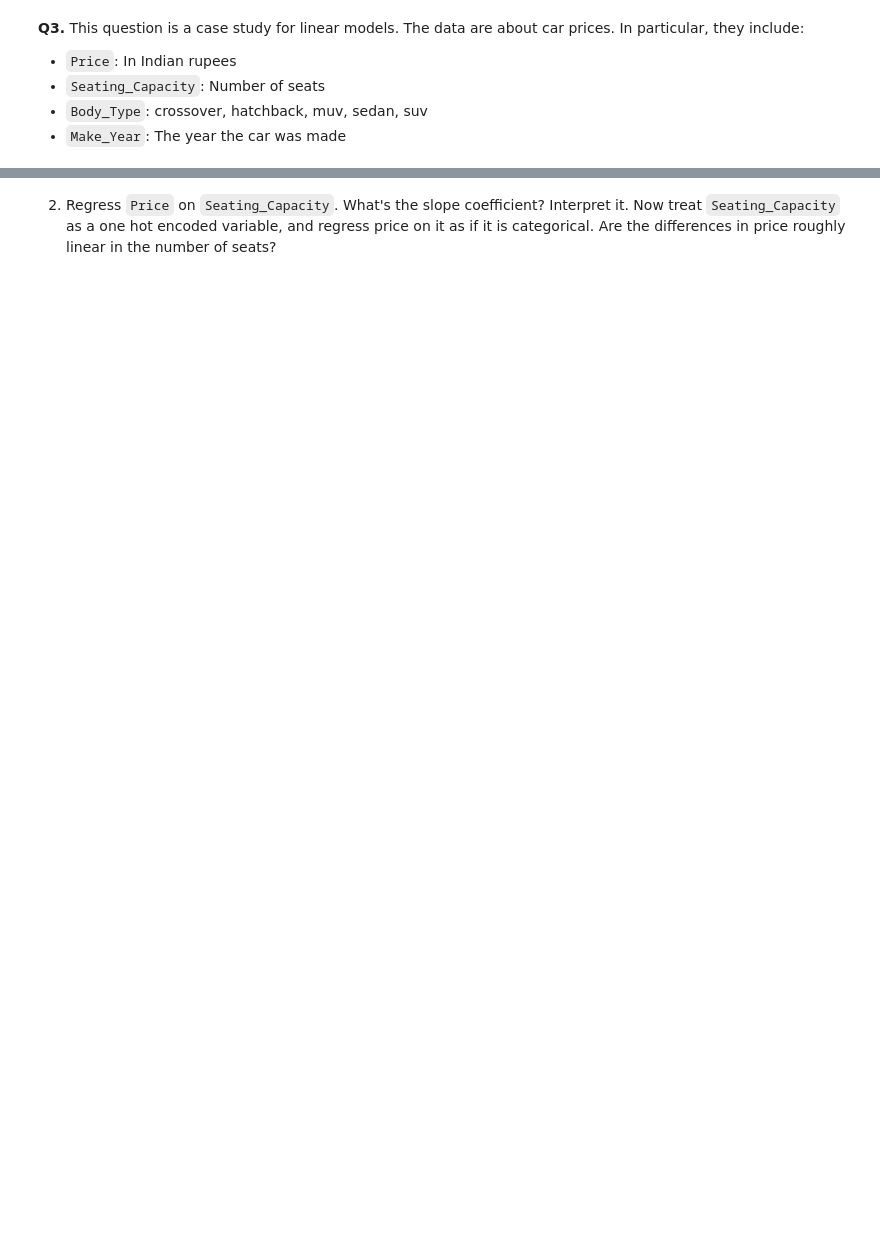
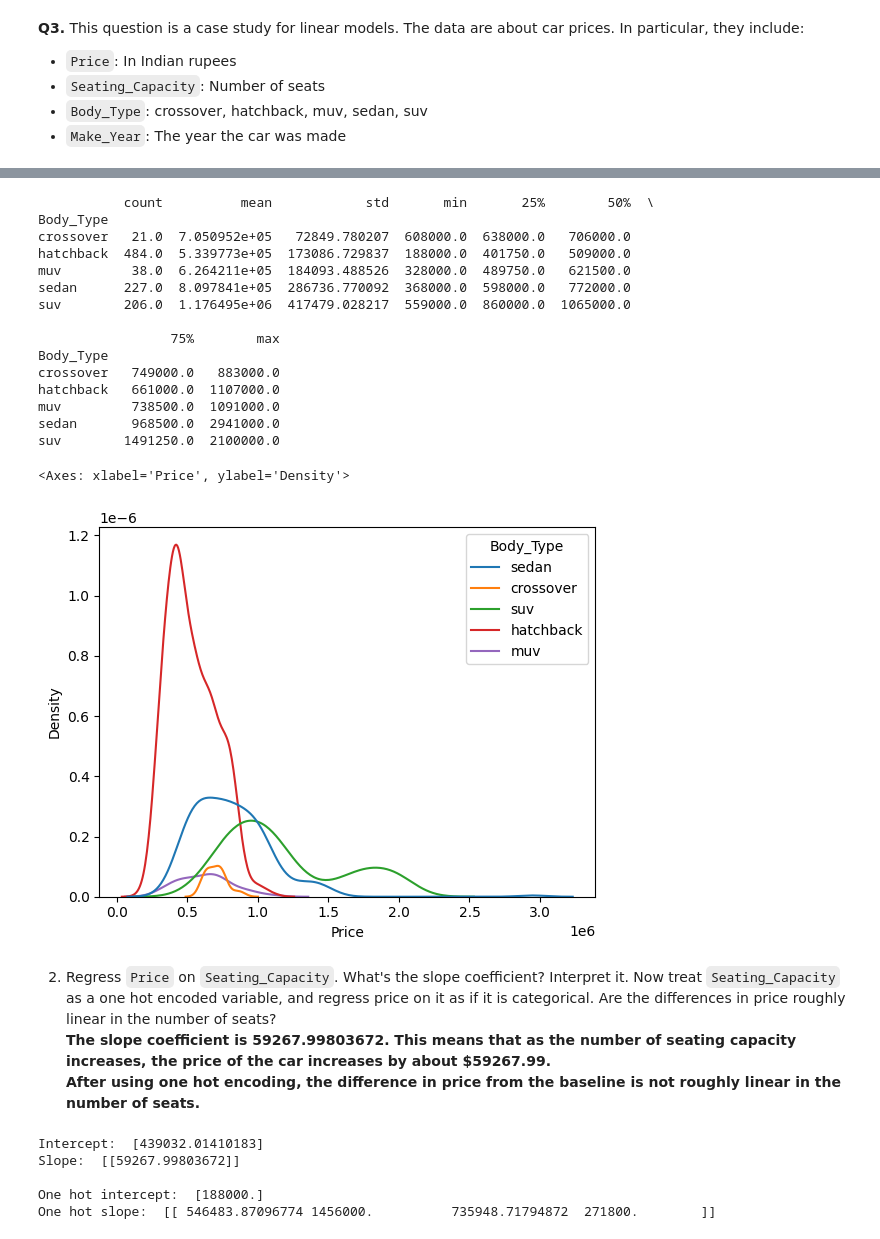
Before and after one commit to fortunecookie040/undergrad_ml_assignments, a Jupyter notebook: 03_assignment_linear_models.ipynb, the cells around one changed output, grey strips where cells are left out. Cells and saved outputs as stored; diff of their text form; code cells hidden in the pictures; blank space fills up the shorter version.

```diff
--- a/03_assignment_linear_models.ipynb
+++ b/03_assignment_linear_models.ipynb
@@ -109,3 +245,53 @@ Name: count, dtype: int64
+# %%
+print(cdf.groupby("Body_Type")["Price"].describe())
+sns.kdeplot(data = cdf, x = "Price", hue = "Body_Type")
+# %% [output]
+           count          mean            std       min       25%        50%  \
+Body_Type
+crossover   21.0  7.050952e+05   72849.780207  608000.0  638000.0   706000.0
+hatchback  484.0  5.339773e+05  173086.729837  188000.0  401750.0   509000.0
+muv         38.0  6.264211e+05  184093.488526  328000.0  489750.0   621500.0
+sedan      227.0  8.097841e+05  286736.770092  368000.0  598000.0   772000.0
+suv        206.0  1.176495e+06  417479.028217  559000.0  860000.0  1065000.0
+
+                 75%        max
+Body_Type
+crossover   749000.0   883000.0
+hatchback   661000.0  1107000.0
+muv         738500.0  1091000.0
+sedan       968500.0  2941000.0
+suv        1491250.0  2100000.0
+<Axes: xlabel='Price', ylabel='Density'>
+[figure, added]
 # %% [markdown]
- 2. Regress `Price` on `Seating_Capacity`. What's the slope coefficient? Interpret it. Now treat `Seating_Capacity` as a one hot encoded variable, and regress price on it as if it is categorical. Are the differences in price roughly linear in the number of seats?
+ 2. Regress `Price` on `Seating_Capacity`. What's the slope coefficient? Interpret it. Now treat `Seating_Capacity` as a one hot encoded variable, and regress price on it as if it is categorical. Are the differences in price roughly linear in the number of seats?\
+ **The slope coefficient is 59267.99803672. This means that as the number of seating capacity increases, the price of the car increases by about $59267.99.**\
+ **After using one hot encoding, the difference in price from the baseline is not roughly linear in the number of seats.**
+# %%
+# No one-hot encoding
+y2 = cdf[["Price"]]
+X2 = cdf[["Seating_Capacity"]]
+
+model2 = LinearRegression()
+model2 = model2.fit(X2, y2)
+
+print("Intercept: ", model2.intercept_)
+print("Slope: ", model2.coef_)
+print()
+
+# One-hot encoding
+y2_ = cdf[["Price"]]
+X2_ = pd.get_dummies(cdf["Seating_Capacity"], drop_first=True)
+
+model2_ = LinearRegression()
+model2_ = model2_.fit(X2_, y2_)
+
+print("One hot intercept: ", model2_.intercept_)
+print("One hot slope: ", model2_.coef_)
+# %% [output]
+Intercept:  [439032.01410183]
+Slope:  [[59267.99803672]]
+
+One hot intercept:  [188000.]
+One hot slope:  [[ 546483.87096774 1456000.          735948.71794872  271800.        ]]
 # %% [markdown]
```
Also changed, not shown: parts of 27 cells of this notebook.
